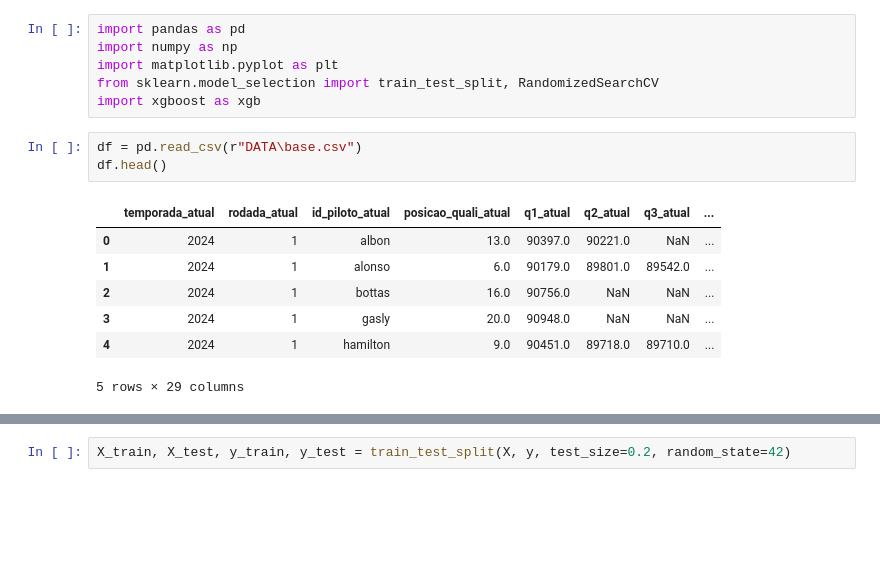
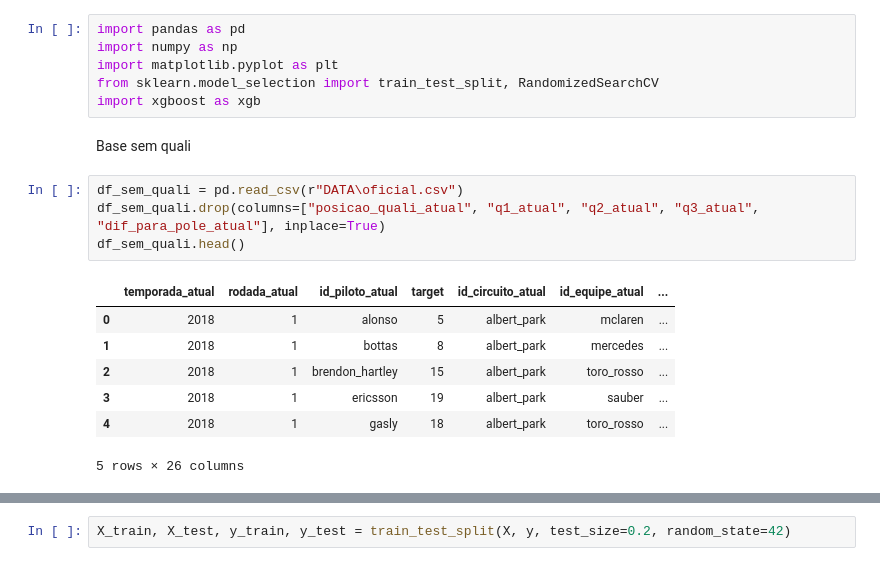
Before and after one commit to Pedro101520/f1_prediction_models, a Jupyter notebook: modelo.ipynb, the cells around one changed output, grey strips where cells are left out. Cells and saved outputs as stored; diff of their text form; blank space fills up the shorter version.

```diff
--- a/modelo.ipynb
+++ b/modelo.ipynb
@@ -4,15 +4,18 @@ import numpy as np
 import matplotlib.pyplot as plt
 from sklearn.model_selection import train_test_split, RandomizedSearchCV
 import xgboost as xgb
-# %%
-df = pd.read_csv(r"DATA\base.csv")
-df.head()
-# %% [output]
-|  | temporada_atual | rodada_atual | id_piloto_atual | posicao_quali_atual | q1_atual | q2_atual | q3_atual | ... |
-| 0 | 2024 | 1 | albon | 13.0 | 90397.0 | 90221.0 | NaN | ... |
-| 1 | 2024 | 1 | alonso | 6.0 | 90179.0 | 89801.0 | 89542.0 | ... |
-| 2 | 2024 | 1 | bottas | 16.0 | 90756.0 | NaN | NaN | ... |
-| 3 | 2024 | 1 | gasly | 20.0 | 90948.0 | NaN | NaN | ... |
-| 4 | 2024 | 1 | hamilton | 9.0 | 90451.0 | 89718.0 | 89710.0 | ... |
-5 rows × 29 columns
+# %% [markdown]
+Base sem quali
+# %%
+df_sem_quali = pd.read_csv(r"DATA\oficial.csv")
+df_sem_quali.drop(columns=["posicao_quali_atual", "q1_atual", "q2_atual", "q3_atual", "dif_para_pole_atual"], inplace=True)
+df_sem_quali.head()
+# %% [output]
+|  | temporada_atual | rodada_atual | id_piloto_atual | target | id_circuito_atual | id_equipe_atual | ... |
+| 0 | 2018 | 1 | alonso | 5 | albert_park | mclaren | ... |
+| 1 | 2018 | 1 | bottas | 8 | albert_park | mercedes | ... |
+| 2 | 2018 | 1 | brendon_hartley | 15 | albert_park | toro_rosso | ... |
+| 3 | 2018 | 1 | ericsson | 19 | albert_park | sauber | ... |
+| 4 | 2018 | 1 | gasly | 18 | albert_park | toro_rosso | ... |
+5 rows × 26 columns
 # %%
```
Also changed, not shown: parts of 10 cells of this notebook, 16 other files.
